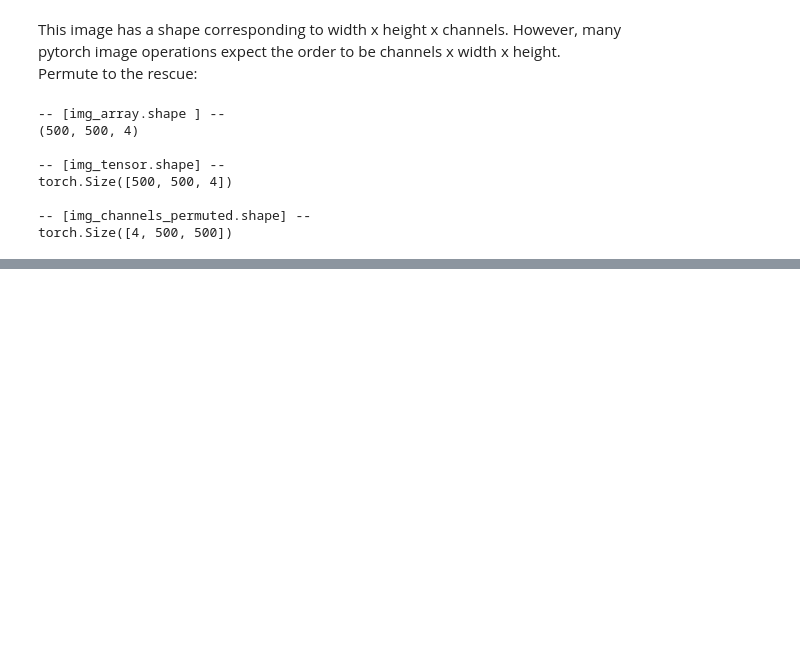
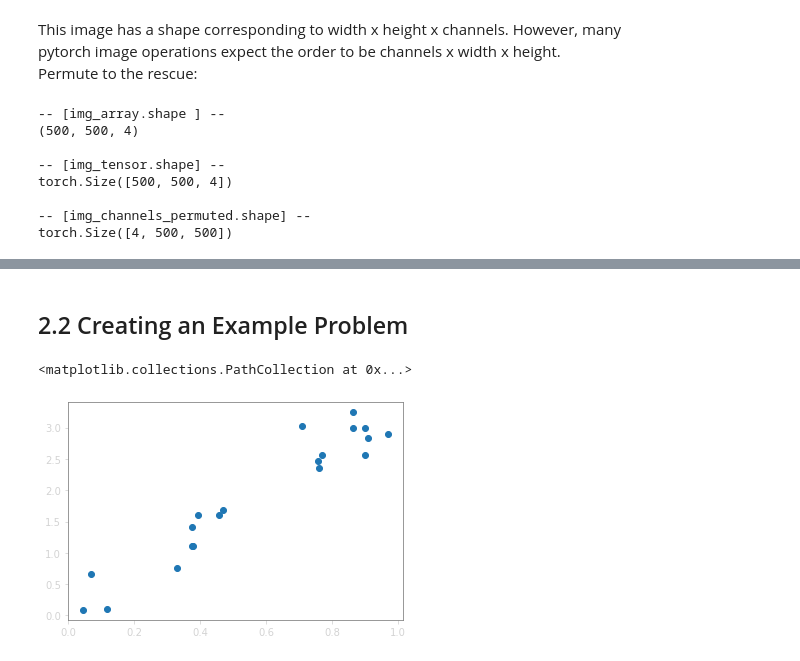
Before and after one commit to miketon/JupyterJeep, a Jupyter notebook: aiart/art_01_Intro_GradientDescent.ipynb, the cells around one changed output, grey strips where cells are left out. Cells and saved outputs as stored; diff of their text form; code cells hidden in the pictures; blank space fills up the shorter version.

```diff
--- a/aiart/art_01_Intro_GradientDescent.ipynb
+++ b/aiart/art_01_Intro_GradientDescent.ipynb
@@ -769,0 +853,12 @@ torch.Size([4, 500, 500])
+# %% [markdown]
+## 2.2 Creating an Example Problem
+# %%
+# Creating some data
+x = torch.rand(20)
+# y = ax + b + noise
+y = 3*x + 0.2 + torch.randn(20)*0.3
+# it's always helpful to visualize what's going on when possible
+plt.scatter(x,y)
+# %% [output]
+<matplotlib.collections.PathCollection at 0x...>
+[figure, added]
```
Also changed, not shown: parts of 23 cells of this notebook.
